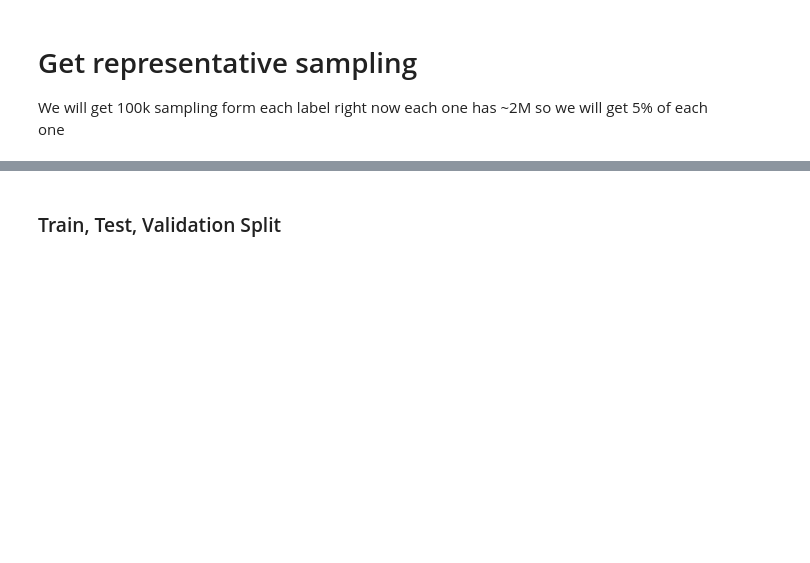
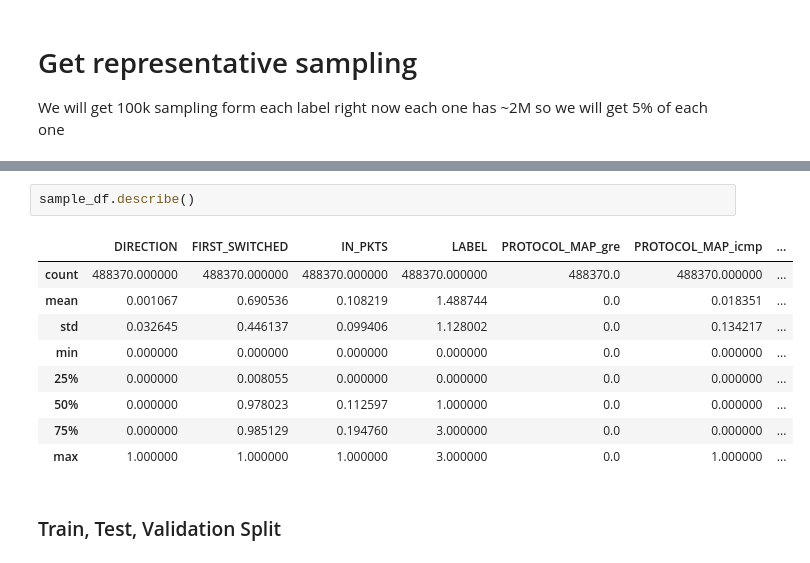
Before and after one commit to DouglasDL28/attack-detection, a Jupyter notebook: attack_detection.ipynb, the cells around one changed output, grey strips where cells are left out. Drawn from its saved outputs; the diff is of its cells as text; blank space fills up the shorter version.

```diff
--- a/attack_detection.ipynb
+++ b/attack_detection.ipynb
@@ -68,3 +101,15 @@ len(sample_df)
+# %%
+sample_df.describe()
+# %% [output]
+|  | DIRECTION | FIRST_SWITCHED | IN_PKTS | LABEL | PROTOCOL_MAP_gre | PROTOCOL_MAP_icmp | ... |
+| count | 488370.000000 | 488370.000000 | 488370.000000 | 488370.000000 | 488370.0 | 488370.000000 | ... |
+| mean | 0.001067 | 0.690536 | 0.108219 | 1.488744 | 0.0 | 0.018351 | ... |
+| std | 0.032645 | 0.446137 | 0.099406 | 1.128002 | 0.0 | 0.134217 | ... |
+| min | 0.000000 | 0.000000 | 0.000000 | 0.000000 | 0.0 | 0.000000 | ... |
+| 25% | 0.000000 | 0.008055 | 0.000000 | 0.000000 | 0.0 | 0.000000 | ... |
+| 50% | 0.000000 | 0.978023 | 0.112597 | 1.000000 | 0.0 | 0.000000 | ... |
+| 75% | 0.000000 | 0.985129 | 0.194760 | 3.000000 | 0.0 | 0.000000 | ... |
+| max | 1.000000 | 1.000000 | 1.000000 | 3.000000 | 0.0 | 1.000000 | ... |
 # %% [markdown]
 ### Train, Test, Validation Split
 # %%
```
Also changed, not shown: parts of 13 cells of this notebook, 7 other files.
